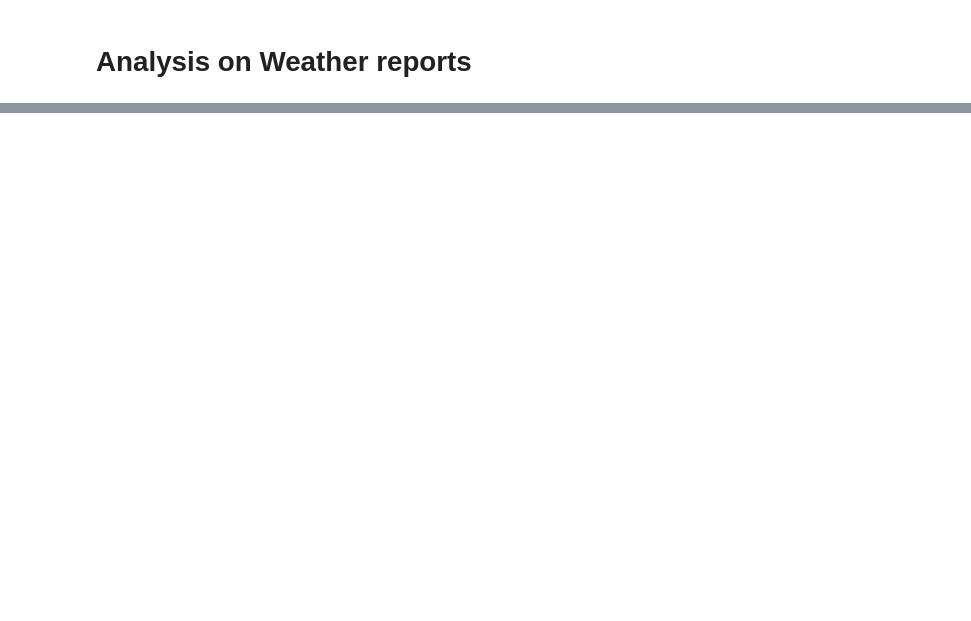
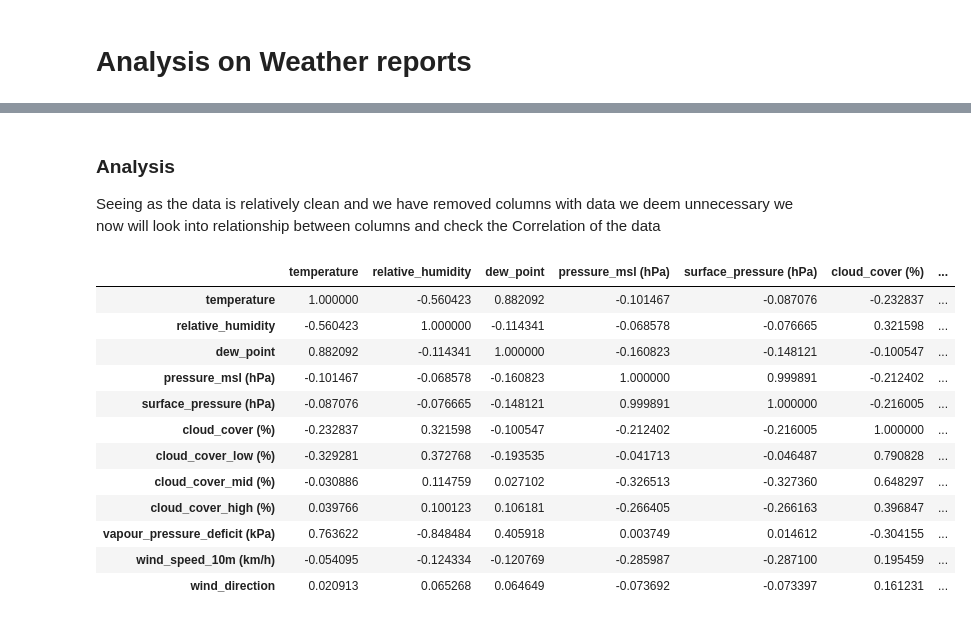
Before and after one commit to katleho-0016/analysis-on-Weather-Series, a Jupyter notebook: analysis.ipynb, the cells around one changed output, grey strips where cells are left out. Cells and saved outputs as stored; diff of their text form; code cells hidden in the pictures; blank space fills up the shorter version.

Commit message:
did some data cleaning on the data

```diff
--- a/analysis.ipynb
+++ b/analysis.ipynb
@@ -14,0 +65,19 @@ ModuleNotFoundError: No module named 'scilearn'
+# %% [markdown]
+### Analysis
+Seeing as the data is relatively clean and we have removed columns with data we deem unnecessary we now will look into relationship between columns and check the Correlation  of the data
+# %%
+df.select_dtypes(include=['number']).corr()
+# %% [output]
+|  | temperature | relative_humidity | dew_point | pressure_msl (hPa) | surface_pressure (hPa) | cloud_cover (%) | ... |
+| temperature | 1.000000 | -0.560423 | 0.882092 | -0.101467 | -0.087076 | -0.232837 | ... |
+| relative_humidity | -0.560423 | 1.000000 | -0.114341 | -0.068578 | -0.076665 | 0.321598 | ... |
+| dew_point | 0.882092 | -0.114341 | 1.000000 | -0.160823 | -0.148121 | -0.100547 | ... |
+| pressure_msl (hPa) | -0.101467 | -0.068578 | -0.160823 | 1.000000 | 0.999891 | -0.212402 | ... |
+| surface_pressure (hPa) | -0.087076 | -0.076665 | -0.148121 | 0.999891 | 1.000000 | -0.216005 | ... |
+| cloud_cover (%) | -0.232837 | 0.321598 | -0.100547 | -0.212402 | -0.216005 | 1.000000 | ... |
+| cloud_cover_low (%) | -0.329281 | 0.372768 | -0.193535 | -0.041713 | -0.046487 | 0.790828 | ... |
+| cloud_cover_mid (%) | -0.030886 | 0.114759 | 0.027102 | -0.326513 | -0.327360 | 0.648297 | ... |
+| cloud_cover_high (%) | 0.039766 | 0.100123 | 0.106181 | -0.266405 | -0.266163 | 0.396847 | ... |
+| vapour_pressure_deficit (kPa) | 0.763622 | -0.848484 | 0.405918 | 0.003749 | 0.014612 | -0.304155 | ... |
+| wind_speed_10m (km/h) | -0.054095 | -0.124334 | -0.120769 | -0.285987 | -0.287100 | 0.195459 | ... |
+| wind_direction | 0.020913 | 0.065268 | 0.064649 | -0.073692 | -0.073397 | 0.161231 | ... |
```
Also changed, not shown: parts of 13 cells of this notebook.
